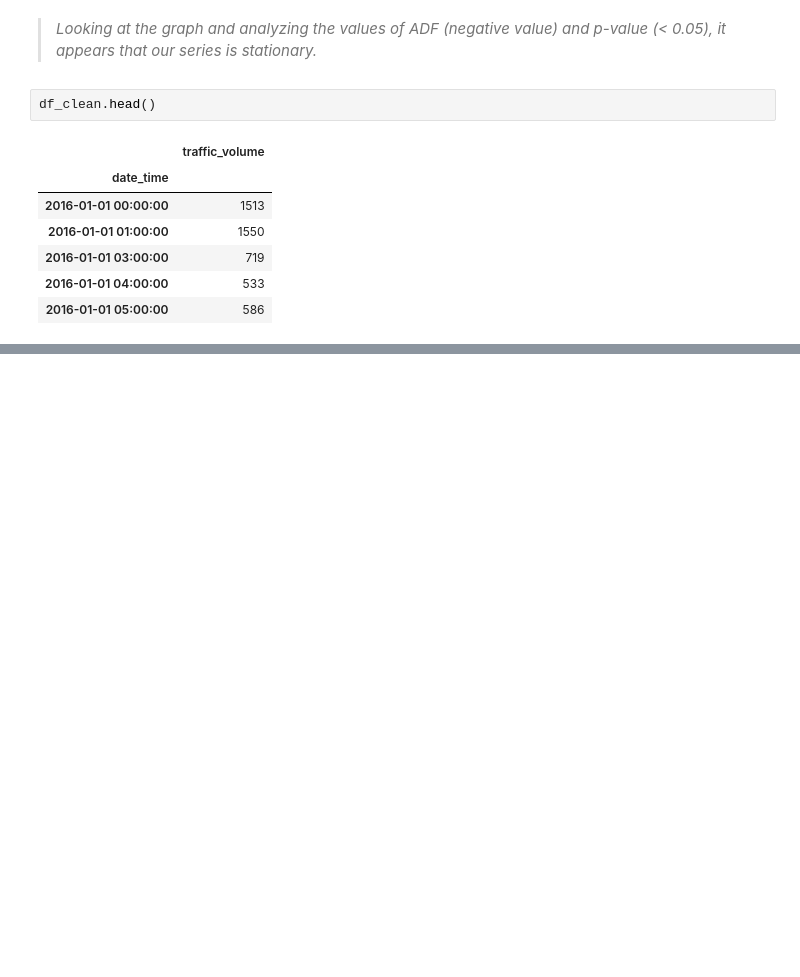
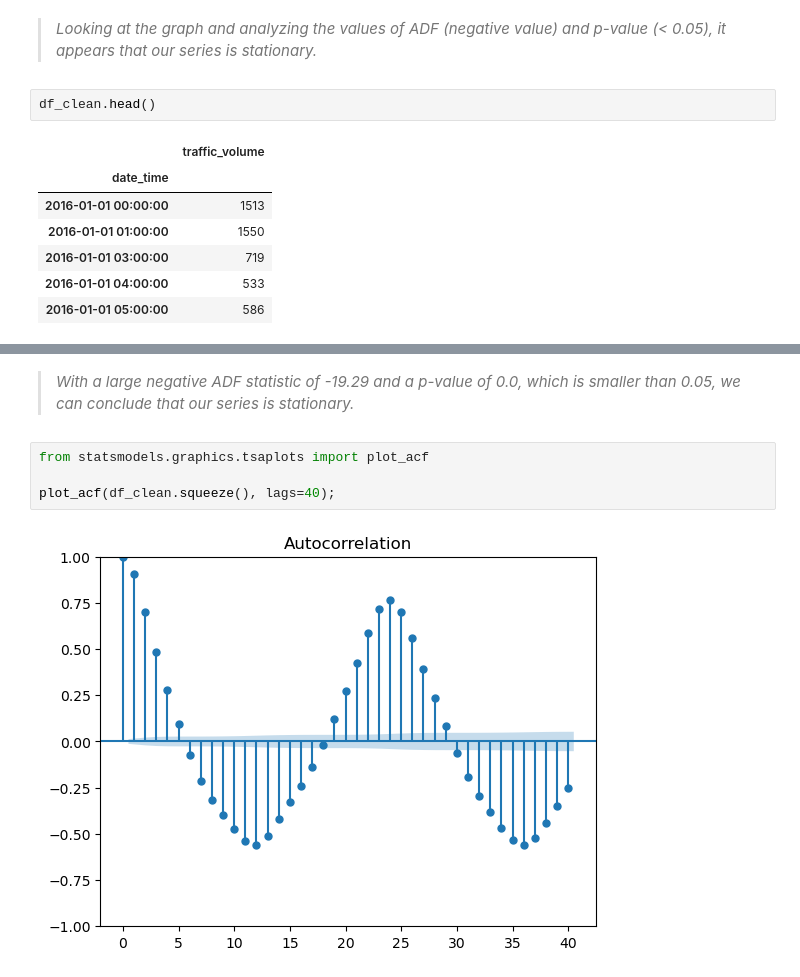
Before and after one commit to srcsergio/Machine-Learning-for-Business, a Jupyter notebook: MachineLearning_for_Business.ipynb, the cells around one changed output, grey strips where cells are left out. Drawn from its saved outputs; the diff is of its cells as text; blank space fills up the shorter version.

```diff
--- a/MachineLearning_for_Business.ipynb
+++ b/MachineLearning_for_Business.ipynb
@@ -388 +404,9 @@ ADF Statistic: -19.293283303079694
 p-value: 0.0
+# %% [markdown]
+ > _With a large negative ADF statistic of -19.29 and a p-value of 0.0, which is smaller than 0.05, we can conclude that our series is stationary._
+# %%
+from statsmodels.graphics.tsaplots import plot_acf
+
+plot_acf(df_clean.squeeze(), lags=40);
+# %% [output]
+[figure, added]
```
Also changed, not shown: parts of 35 cells of this notebook.
